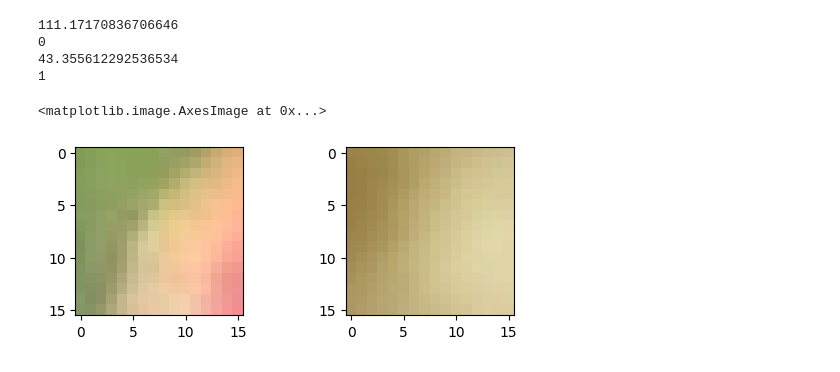
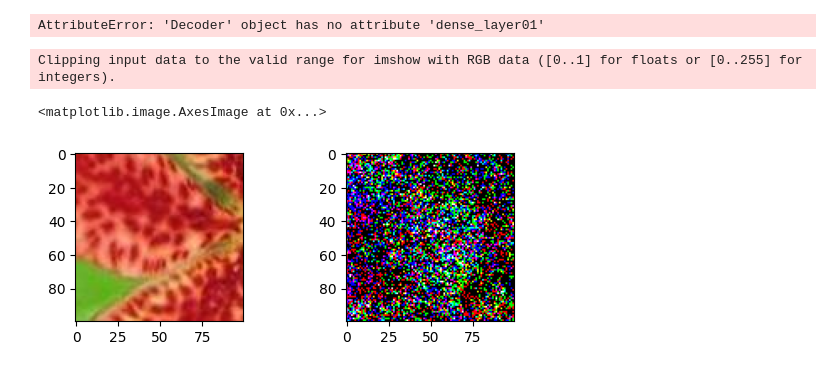
Before and after one commit to AleksandrasMaliuginas/UnstableNetGen, a Jupyter notebook: notebooks/colored_autoencoder.ipynb, the cells around one changed output. Saved outputs shown, nothing was run; the diff lists cells and outputs as text; code cells hidden in the pictures.

```diff
--- a/notebooks/colored_autoencoder.ipynb
+++ b/notebooks/colored_autoencoder.ipynb
@@ -13,7 +13,7 @@ from PIL import Image
 from argparse import Namespace
 import matplotlib.pyplot
 # %%
-img_size=32
+img_size=100
 # %%
 def fiximg(orig_img):
     size0=orig_img.size[0]
@@ -79,36 +79,36 @@ torch.Size([1, 3072])
 class Encoder(nn.Module):
     def __init__(self):
         super(Encoder, self).__init__()
-        self.dense_layer1 = nn.Linear(in_features=img_size*img_size*3, out_features=512)
+        self.dense_layer1 = nn.Linear(in_features=img_size*img_size*3, out_features=300)
         #self.dense_layer2 = nn.Linear(in_features=2056, out_features=1024)
         #self.dense_layer3 = nn.Linear(in_features=1024, out_features=512)
-        self.dense_layer4 = nn.Linear(in_features=512, out_features=256)
-        self.dense_layer5 = nn.Linear(in_features=256, out_features=128)
-        self.dense_layer6 = nn.Linear(in_features=128, out_features=108)
+        #self.dense_layer4 = nn.Linear(in_features=512, out_features=256)
+        #self.dense_layer5 = nn.Linear(in_features=256, out_features=128)
+        self.dense_layer6 = nn.Linear(in_features=300, out_features=108)
 
     def forward(self, x):
         x = F.leaky_relu(self.dense_layer1(x))
         #x = F.leaky_relu(self.dense_layer2(x))
         #x = F.leaky_relu(self.dense_layer3(x))
-        x = F.leaky_relu(self.dense_layer4(x))
-        x = F.leaky_relu(self.dense_layer5(x))
+        #x = F.leaky_relu(self.dense_layer4(x))
+        #x = F.leaky_relu(self.dense_layer5(x))
         x = F.leaky_relu(self.dense_layer6(x))
         return x
 # %%
 class Decoder(nn.Module):
     def __init__(self):
         super(Decoder, self).__init__()
-        self.dense_layer001 = nn.Linear(in_features=108, out_features=128)
-        self.dense_layer01 = nn.Linear(in_features=128, out_features=256)
-        self.dense_layer1 = nn.Linear(in_features=256, out_features=512)
+        self.dense_layer001 = nn.Linear(in_features=108, out_features=300)
+        #self.dense_layer01 = nn.Linear(in_features=128, out_features=256)
+        #self.dense_layer1 = nn.Linear(in_features=256, out_features=512)
         #self.dense_layer2 = nn.Linear(in_features=512, out_features=1024)
         #self.dense_layer3 = nn.Linear(in_features=1024, out_features=2056)
-        self.dense_layer4 = nn.Linear(in_features=512, out_features=img_size*img_size*3)
+        self.dense_layer4 = nn.Linear(in_features=300, out_features=img_size*img_size*3)
 
     def forward(self, x):
         x = F.leaky_relu(self.dense_layer001(x))
-        x = F.leaky_relu(self.dense_layer01(x))
-        x = F.leaky_relu(self.dense_layer1(x))
+        #x = F.leaky_relu(self.dense_layer01(x))
+        #x = F.leaky_relu(self.dense_layer1(x))
         #x = F.leaky_relu(self.dense_layer2(x))
         #x = F.leaky_relu(self.dense_layer3(x))
         x = F.leaky_relu(self.dense_layer4(x))
@@ -130,8 +130,8 @@ myDecoder=Decoder()
 device = torch.device("cuda:0") if torch.cuda.is_available() else torch.device("cpu")
 myModel = Autoencoder(myEncoder, myDecoder)
 myModel = myModel.to(device)
-train_dl=torch.utils.data.DataLoader(train_data, batch_size=8, shuffle=True)
-test_dl=torch.utils.data.DataLoader(test_data, batch_size=8, shuffle=True)
+train_dl=torch.utils.data.DataLoader(train_data, batch_size=2, shuffle=True)
+test_dl=torch.utils.data.DataLoader(test_data, batch_size=2, shuffle=True)
 # %%
 def training(model, train_dl, num_epochs, iteration):
     # Loss Function, Optimizer and Scheduler
@@ -184,28 +184,26 @@ for i in range(1):
 #x_axis = list(range(1, len(testacclist) + 1))
 #plt.plot(x_axis, trainingacclist, x_axis, testacclist)
 # %% [output]
-111.17170836706646
-0
-43.355612292536534
-1
+AttributeError: 'Decoder' object has no attribute 'dense_layer01'
 # %%
 for i, data in enumerate(test_dl):
     # Get the input features and target labels, and put them on the GPU
     inputs = data[0].to(device)
     inputs = inputs.to(torch.float32)
     break
 
 orig=inputs.reshape(img_size,img_size, 3)
 output=myEncoder(inputs)
 
 output=myDecoder(output)
 #print(output)
 output=output.detach().cpu().numpy()
 output=output.reshape(img_size,img_size,3)
 matplotlib.pyplot.subplot(2, 2, 1)
-matplotlib.pyplot.imshow(orig)
+matplotlib.pyplot.imshow(orig.detach().cpu())
 matplotlib.pyplot.subplot(2, 2, 2)
 matplotlib.pyplot.imshow(output)
 # %% [output]
-<matplotlib.image.AxesImage at 0x...>
+Clipping input data to the valid range for imshow with RGB data ([0..1] for floats or [0..255] for integers).
+<matplotlib.image.AxesImage at 0x...>
-[figure, old version]
+[figure, new version]
```
Also changed, not shown: parts of 2 cells of this notebook, 16 other files.
